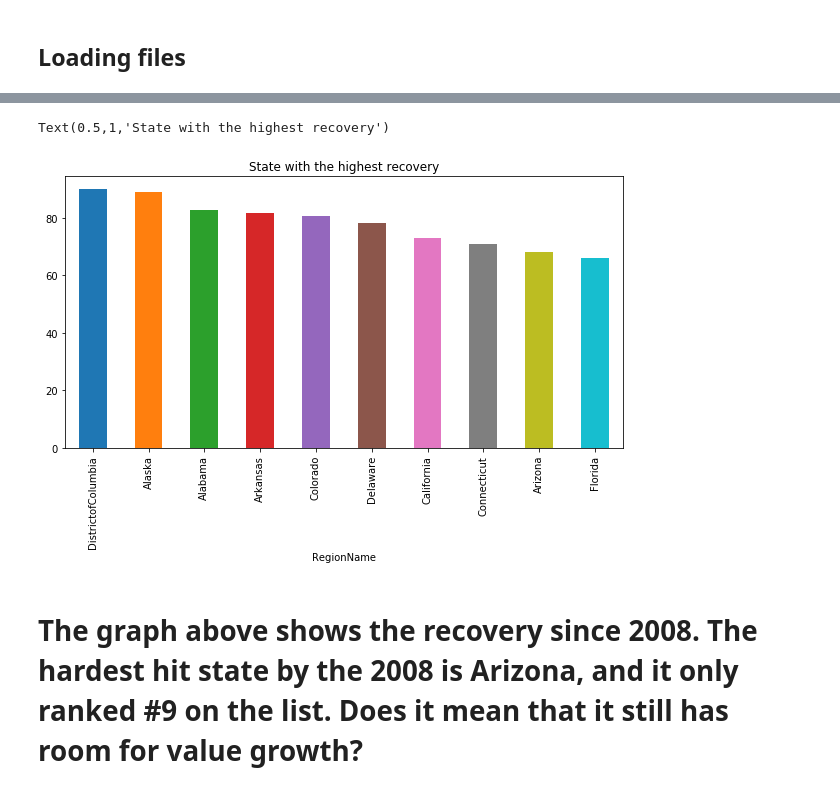
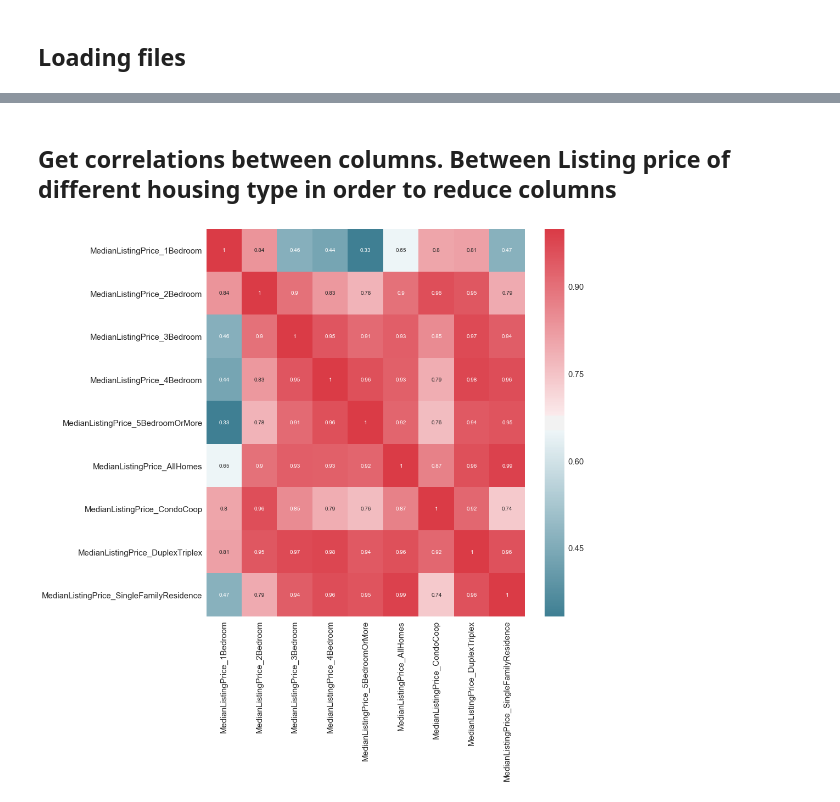
Before and after one commit to dannylo1992/zillow_data, a Jupyter notebook: zillow_housing_data-Copy1.ipynb, the cells around one changed output, grey strips where cells are left out. Cells and saved outputs as stored; diff of their text form; code cells hidden in the pictures.

```diff
--- a/zillow_housing_data-Copy1.ipynb
+++ b/zillow_housing_data-Copy1.ipynb
@@ -246,9 +42,21 @@ Text(0.5,1,'State with the highest recovery')
-# %%
-df_state_year = df_state[df_state['Year']>2007]
-df_state_year.groupby(df_state_year['RegionName'])['PctOfHomesSellingForGain_AllHomes'].mean().head(10).sort_values(ascending=False).plot(figsize=(10,5),kind='bar')
-plt.title('State with the highest recovery')
-# %% [output]
-Text(0.5,1,'State with the highest recovery')
-[figure, removed]
-# %% [markdown]
-# The graph above shows the recovery since 2008. The hardest hit state by the 2008 is Arizona, and it only ranked #9 on the list. Does it mean that it still has room for value growth?
+# %% [markdown]
+## Get correlations between columns. Between Listing price of different housing type in order to reduce columns
+# %%
+
+
+df_city1 = df_city[['MedianListingPrice_1Bedroom',
+ 'MedianListingPrice_2Bedroom',
+ 'MedianListingPrice_3Bedroom',
+ 'MedianListingPrice_4Bedroom',
+ 'MedianListingPrice_5BedroomOrMore',
+ 'MedianListingPrice_AllHomes',
+ 'MedianListingPrice_CondoCoop',
+ 'MedianListingPrice_DuplexTriplex',
+ 'MedianListingPrice_SingleFamilyResidence']]
+
+corr = df_city1.corr()
+sns.set(rc={'figure.figsize':(13,13)}, font_scale=1.5)
+sns.heatmap(corr,mask=np.zeros_like(corr, dtype=np.bool), cmap=sns.diverging_palette(220, 10, as_cmap=True), annot=True, annot_kws={"size":10})
+plt.show()
+# %% [output]
+[figure, added]
```
Also changed, not shown: parts of 72 cells of this notebook.
